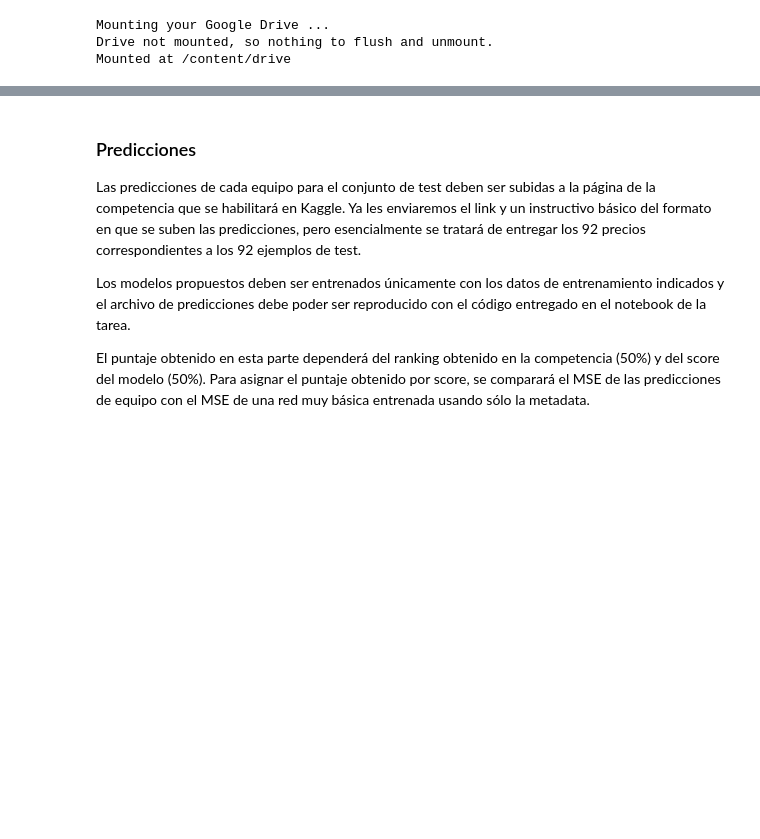
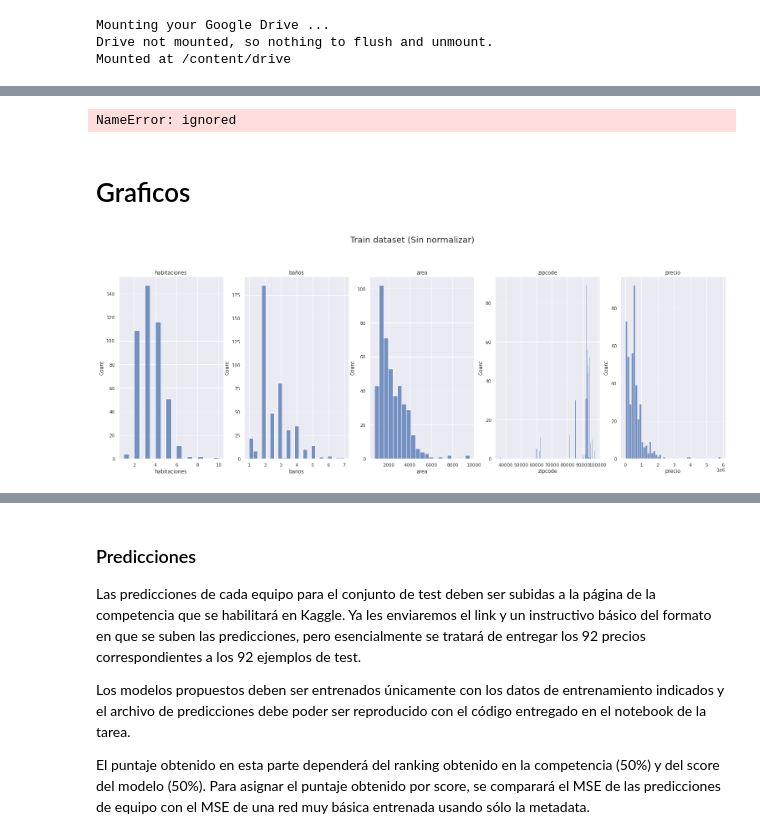
Before and after one commit to jean18/INF395, a Jupyter notebook: Tarea1/ANN_2021_1_Taller1.ipynb, the cells around one changed output, grey strips where cells are left out. Drawn from its saved outputs; the diff is of its cells as text; code cells hidden in the pictures; blank space fills up the shorter version.

```diff
--- a/Tarea1/ANN_2021_1_Taller1.ipynb
+++ b/Tarea1/ANN_2021_1_Taller1.ipynb
@@ -142,0 +212,13 @@ dataset = pd.concat([data_train, data_test])
+# %%
+group_names = ['bin1', 'bin2', 'bin3', 'bin4', 'bin5']
+# %%
+data_train['area-binned'] = pd.cut(data_train['area'], bins, labels=group_names, include_lowest=True)
+data_test['area-binned'] = pd.cut(data_test['area'], bins, labels=group_names, include_lowest=True)
+# %%
+areaBinarizer = LabelBinarizer().fit(data_train['area-binned'])
+area_train = areaBinarizer.transform(data_train['area-binned'])
+area_test = areaBinarizer.transform(data_test['area-binned'])
+
+data_train = pd.concat([data_train, pd.DataFrame(area_train)], axis=1)
+data_test = pd.concat([data_test, pd.DataFrame(area_test)], axis=1)
+features = area_train.shape[1]
@@ -142,0 +234,5 @@ dataset = pd.concat([data_train, data_test])
+# %%
+columns_train = ['Unnamed: 0', 'habitaciones', 'banos', 'zipcode'] + [i for i in range(5)] + ['precio']
+columns_test = ['Unnamed: 0', 'habitaciones', 'banos', 'zipcode'] + [i for i in range(5)]
+data_train = data_train[columns_train]
+data_test = data_test[columns_test]
@@ -142,0 +250,29 @@ dataset = pd.concat([data_train, data_test])
+# %%
+bins = np.linspace(min(data_train["zipcode"]), max(data_train["zipcode"]), 4)
+bins
+# %% [output]
+NameError: ignored
+# %% [markdown]
+# Graficos
+# %%
+fig, (ax1, ax2, ax3, ax4, ax5) = plt.subplots(nrows=1, ncols=5, figsize=(26, 8))
+fig.suptitle('Train dataset (Sin normalizar)', fontsize=20, y=1.05)
+
+sns.histplot(data=data_train, x='habitaciones', ax=ax1)
+ax1.set_title('habitaciones')
+
+sns.histplot(data=data_train, x='banos', ax=ax2)
+ax2.set_title('baños')
+
+sns.histplot(data=data_train, x='area', ax=ax3)
+ax3.set_title('area')
+
+sns.histplot(data=data_train, x='zipcode', ax=ax4)
+ax4.set_title('zipcode')
+
+sns.histplot(data=data_train, x='precio', ax=ax5)
+ax5.set_title('precio')
+
+plt.show()
+# %% [output]
+[figure, added]
```
Also changed, not shown: parts of 79 cells of this notebook.
